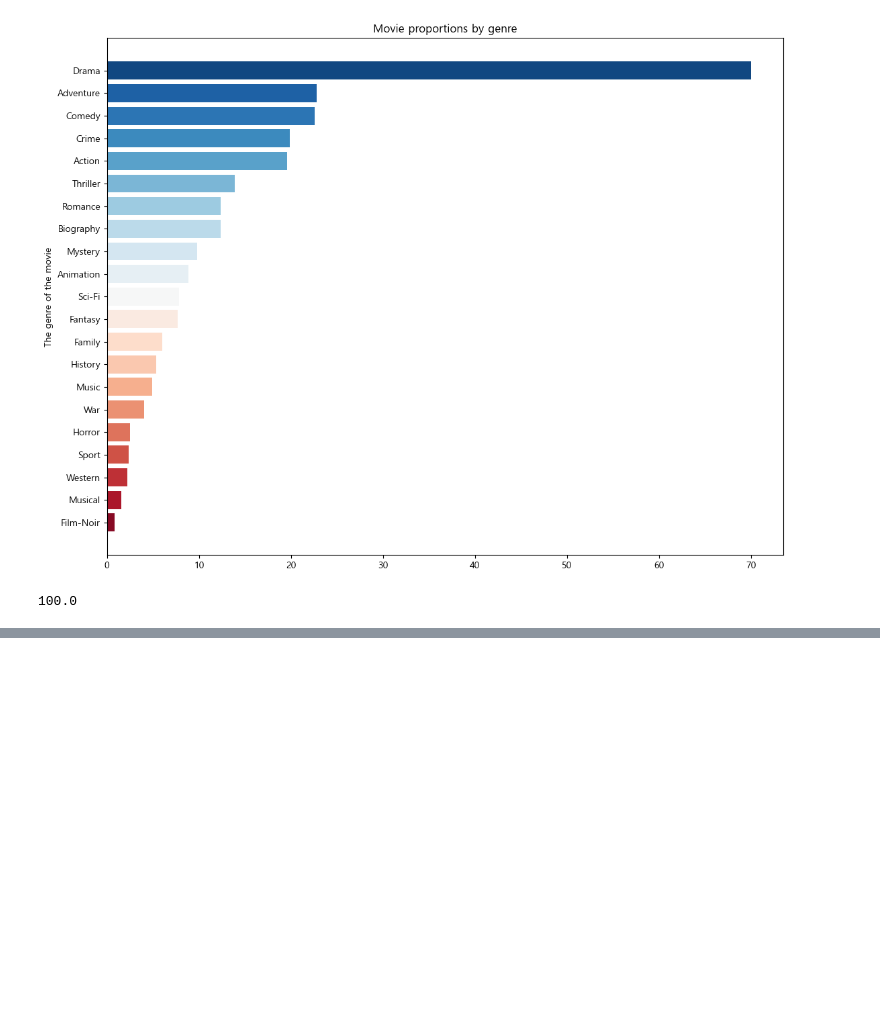
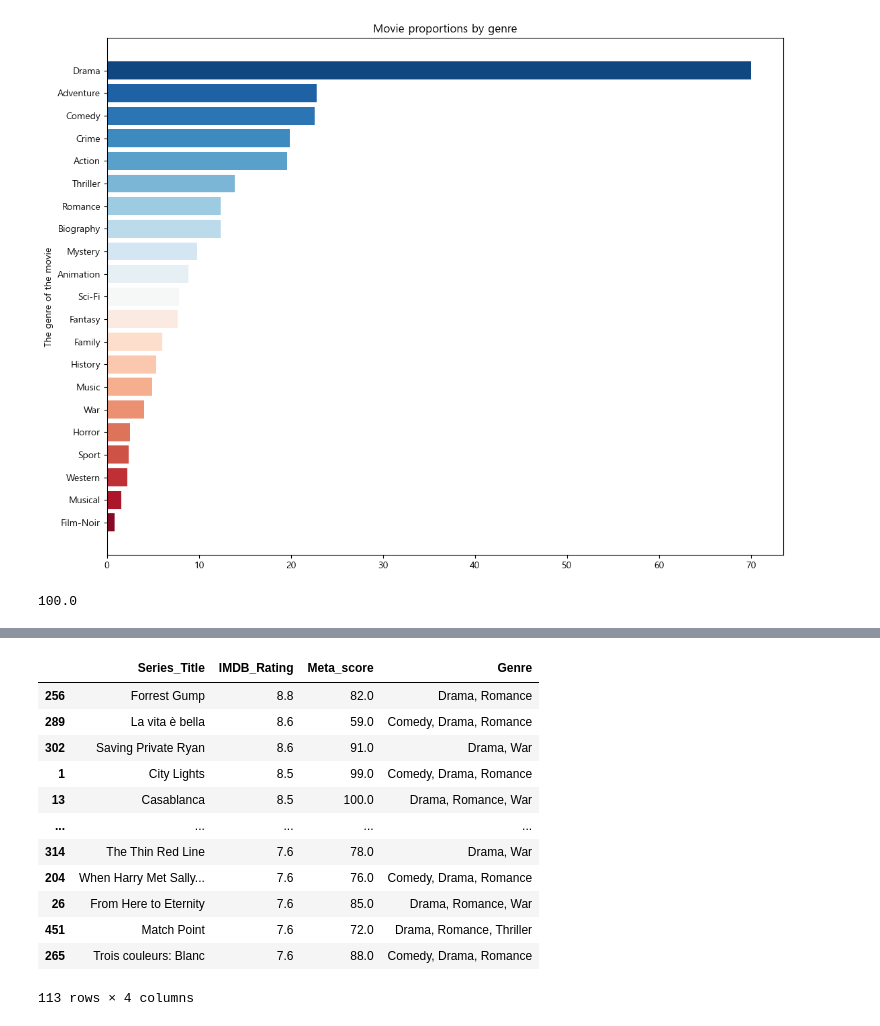
Before and after one commit to kimjieun990525/Top-1000-Movies, a Jupyter notebook: jupyter_notebook/project_1.ipynb, the cells around one changed output, grey strips where cells are left out. Drawn from its saved outputs; the diff is of its cells as text; code cells hidden in the pictures; blank space fills up the shorter version.

```diff
--- a/jupyter_notebook/project_1.ipynb
+++ b/jupyter_notebook/project_1.ipynb
@@ -757,0 +674,18 @@ select_info[ ['Series_Title','IMDB_Rating','Meta_score','Genre','Released_Year',
+# %%
+# IMDB_Rating 높은 것부터 보겠다
+# IMDB_Rating 이게 무엇인지 설명 후 출력
+basic_info.sort_values('IMDB_Rating', ascending=False)
+# %% [output]
+|  | Series_Title | IMDB_Rating | Meta_score | Genre |
+| 256 | Forrest Gump | 8.8 | 82.0 | Drama, Romance |
+| 289 | La vita è bella | 8.6 | 59.0 | Comedy, Drama, Romance |
+| 302 | Saving Private Ryan | 8.6 | 91.0 | Drama, War |
+| 1 | City Lights | 8.5 | 99.0 | Comedy, Drama, Romance |
+| 13 | Casablanca | 8.5 | 100.0 | Drama, Romance, War |
+| ... | ... | ... | ... | ... |
+| 314 | The Thin Red Line | 7.6 | 78.0 | Drama, War |
+| 204 | When Harry Met Sally... | 7.6 | 76.0 | Comedy, Drama, Romance |
+| 26 | From Here to Eternity | 7.6 | 85.0 | Drama, Romance, War |
+| 451 | Match Point | 7.6 | 72.0 | Drama, Romance, Thriller |
+| 265 | Trois couleurs: Blanc | 7.6 | 88.0 | Comedy, Drama, Romance |
+113 rows × 4 columns
```
Also changed, not shown: parts of 27 cells of this notebook, 7 other files.
